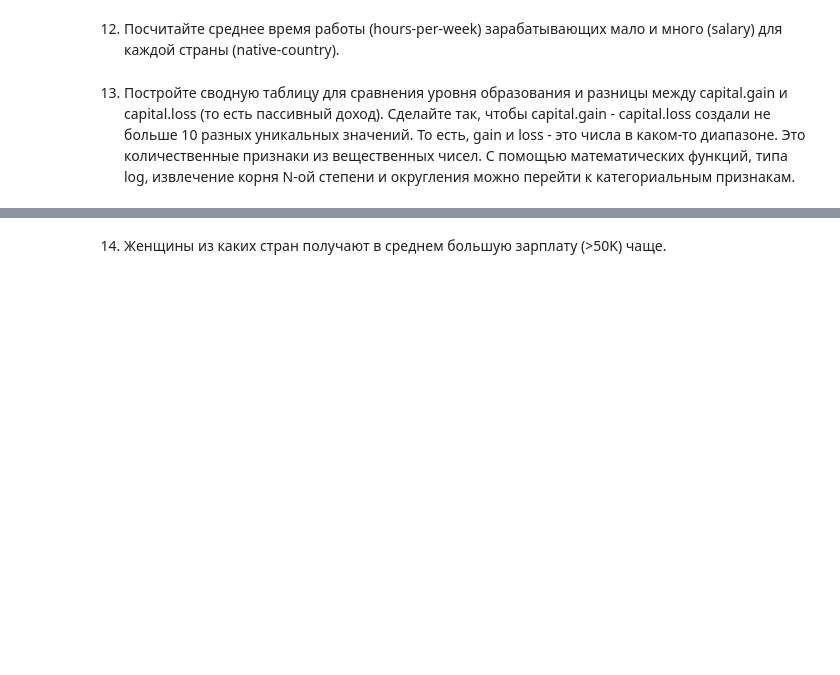
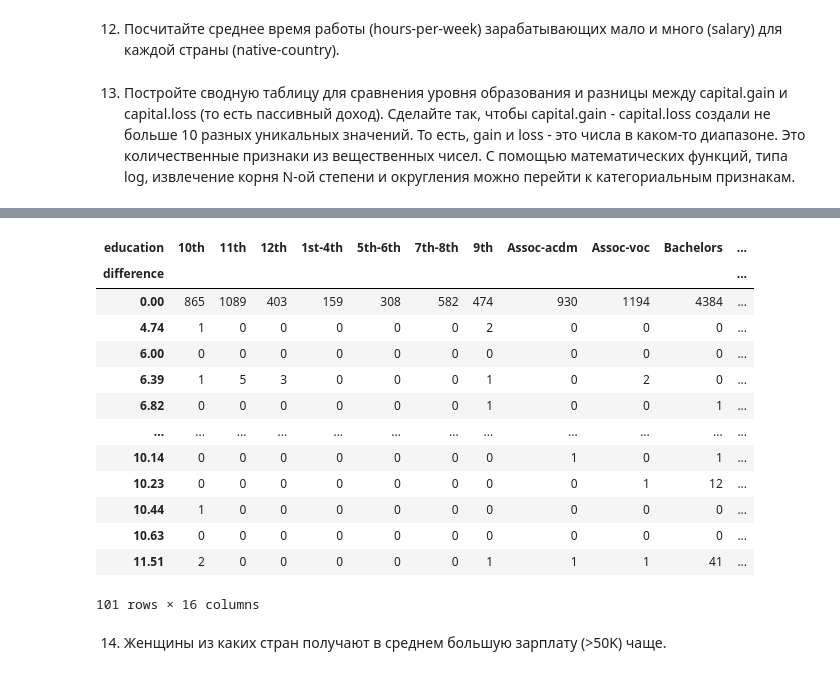
Before and after one commit to AlinaSabitova/Data_analytics_tools-, a Jupyter notebook: Pandas.ipynb, the cells around one changed output, grey strips where cells are left out. Drawn from its saved outputs; the diff is of its cells as text; code cells hidden in the pictures; blank space fills up the shorter version.

```diff
--- a/Pandas.ipynb
+++ b/Pandas.ipynb
@@ -119,3 +197,22 @@ KeyError: ignored
+# %%
+df['difference'] = df['capital.gain'] - df['capital.loss']
+df['difference'] = df['difference'].apply(lambda x: round(np.log(x+1), 2))
+pd.crosstab(df['difference'], df['education'])
+# %% [output]
+| education | 10th | 11th | 12th | 1st-4th | 5th-6th | 7th-8th | 9th | Assoc-acdm | Assoc-voc | Bachelors | ... |
+| difference |  |  |  |  |  |  |  |  |  |  | ... |
+| 0.00 | 865 | 1089 | 403 | 159 | 308 | 582 | 474 | 930 | 1194 | 4384 | ... |
+| 4.74 | 1 | 0 | 0 | 0 | 0 | 0 | 2 | 0 | 0 | 0 | ... |
+| 6.00 | 0 | 0 | 0 | 0 | 0 | 0 | 0 | 0 | 0 | 0 | ... |
+| 6.39 | 1 | 5 | 3 | 0 | 0 | 0 | 1 | 0 | 2 | 0 | ... |
+| 6.82 | 0 | 0 | 0 | 0 | 0 | 0 | 1 | 0 | 0 | 1 | ... |
+| ... | ... | ... | ... | ... | ... | ... | ... | ... | ... | ... | ... |
+| 10.14 | 0 | 0 | 0 | 0 | 0 | 0 | 0 | 1 | 0 | 1 | ... |
+| 10.23 | 0 | 0 | 0 | 0 | 0 | 0 | 0 | 0 | 1 | 12 | ... |
+| 10.44 | 1 | 0 | 0 | 0 | 0 | 0 | 0 | 0 | 0 | 0 | ... |
+| 10.63 | 0 | 0 | 0 | 0 | 0 | 0 | 0 | 0 | 0 | 0 | ... |
+| 11.51 | 2 | 0 | 0 | 0 | 0 | 0 | 1 | 1 | 1 | 41 | ... |
+101 rows × 16 columns
 # %% [markdown]
 14. Женщины из каких стран получают в среднем большую зарплату (>50K) чаще.
 # %% [markdown]
```
Also changed, not shown: parts of 10 cells of this notebook.
